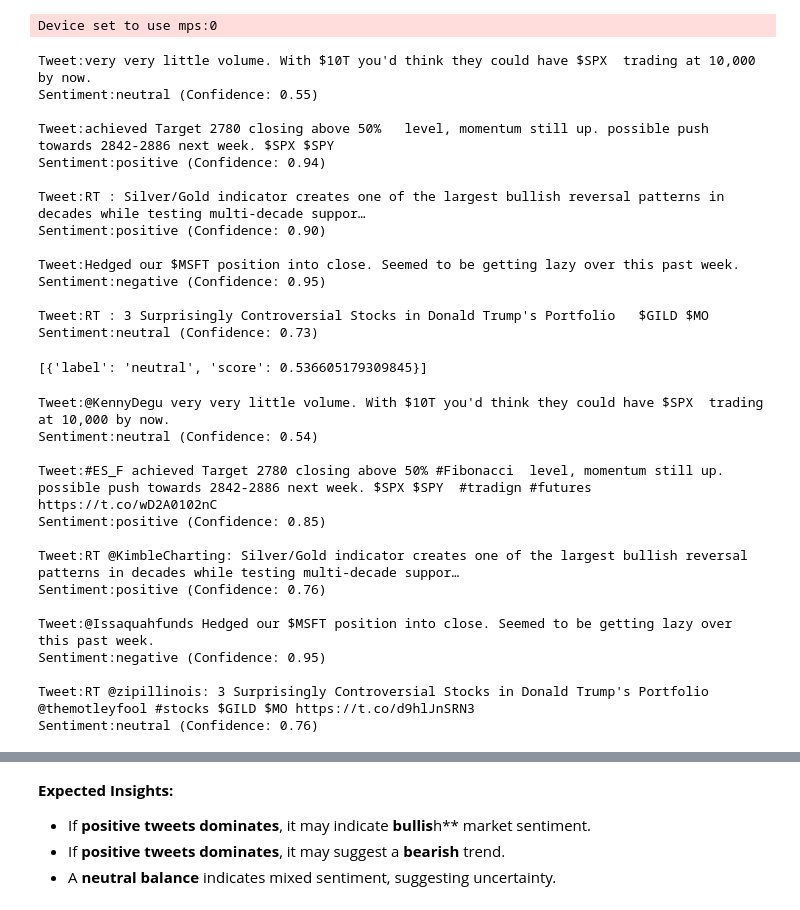
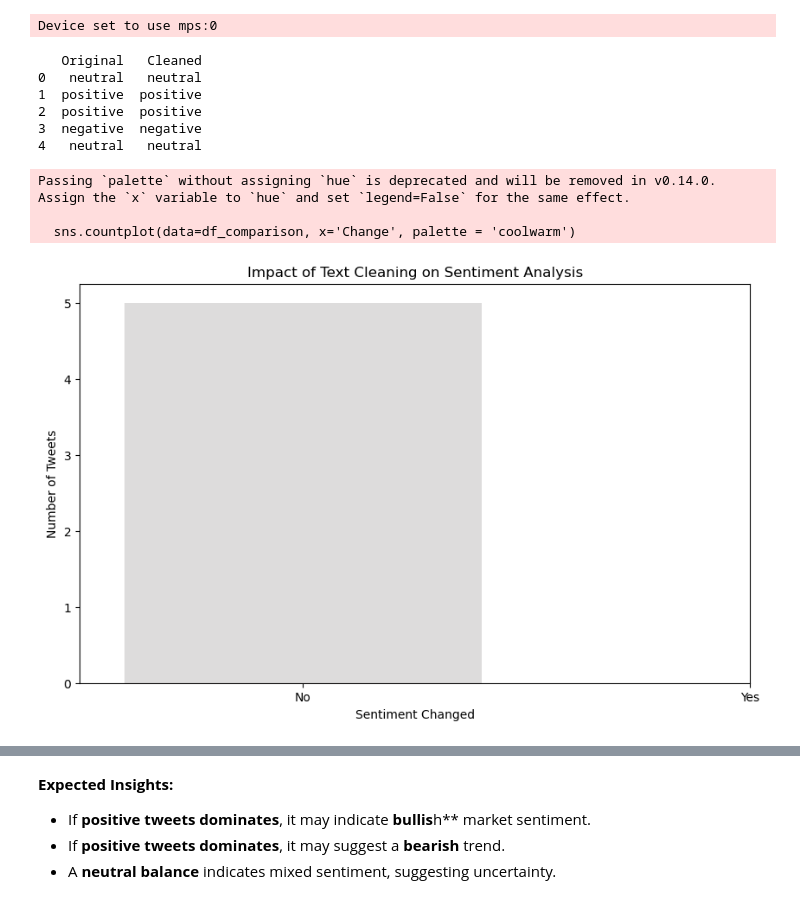
Before and after one commit to adeliepl/stock-sentiment-analyzer, a Jupyter notebook: stock-sentiment-analyzer.ipynb, the cells around one changed output, grey strips where cells are left out. Cells and saved outputs as stored; diff of their text form; code cells hidden in the pictures.

```diff
--- a/stock-sentiment-analyzer.ipynb
+++ b/stock-sentiment-analyzer.ipynb
@@ -36,51 +36,46 @@ def clean_text(text):
     text = re.sub(r'http\S+', '', text) # Remove URL
     text = re.sub(r'@\w+', '', text)    # Remove mentions @user
     text = re.sub(r'#\w+','', text)     # Remove hashtags
+    text = re.sub(r'#[A-Za-z0-9] +', ' ', text) # Remove special characters
+    text = re.sub(r'[^\w\s$]','', text) # Keep words, numbers, and "$" (for stocks)
     return text.strip()
 
-
+cleaned_sentiments = []
 for i in range(5):
-    text = clean_text(dataset['train'][i]['text'])
-    result = sentiment_pipeline(text)
-    print(f"Tweet:{text}\nSentiment:{result[0]['label']} (Confidence: {result[0]['score']:.2f})\n")
+    cleaned_text = clean_text(dataset['train'][i]['text'])
+    cleaned_result = sentiment_pipeline(cleaned_text)
+    cleaned_sentiments.append(cleaned_result[0]['label'])
-# %% [output]
-Tweet:very very little volume. With $10T you'd think they could have $SPX  trading at 10,000 by now.
-Sentiment:neutral (Confidence: 0.55)
-
-Tweet:achieved Target 2780 closing above 50%   level, momentum still up. possible push towards 2842-2886 next week. $SPX $SPY
-Sentiment:positive (Confidence: 0.94)
-
-Tweet:RT : Silver/Gold indicator creates one of the largest bullish reversal patterns in decades while testing multi-decade suppor…
-Sentiment:positive (Confidence: 0.90)
-
-Tweet:Hedged our $MSFT position into close. Seemed to be getting lazy over this past week.
-Sentiment:negative (Confidence: 0.95)
-
-Tweet:RT : 3 Surprisingly Controversial Stocks in Donald Trump's Portfolio   $GILD $MO
-Sentiment:neutral (Confidence: 0.73)
-# %%
-text = dataset['train'][0]['text']
-result = sentiment_pipeline(text)
-print(result)
-# %% [output]
-[{'label': 'neutral', 'score': 0.536605179309845}]
 # %%
+original_sentiments = []
+
 for i in range(5):
     text = dataset['train'][i]['text']
-    result = sentiment_pipeline(text)
-    print(f"Tweet:{text}\nSentiment:{result[0]['label']} (Confidence: {result[0]['score']:.2f})\n")
+    original_result = sentiment_pipeline(text)
+    original_sentiments.append(original_result[0]['label'])
-# %% [output]
-Tweet:@KennyDegu very very little volume. With $10T you'd think they could have $SPX  trading at 10,000 by now.
-Sentiment:neutral (Confidence: 0.54)
-
-Tweet:#ES_F achieved Target 2780 closing above 50% #Fibonacci  level, momentum still up. possible push towards 2842-2886 next week. $SPX $SPY  #tradign #futures https://t.co/wD2A0102nC
-Sentiment:positive (Confidence: 0.85)
-
-Tweet:RT @KimbleCharting: Silver/Gold indicator creates one of the largest bullish reversal patterns in decades while testing multi-decade suppor…
-Sentiment:positive (Confidence: 0.76)
-
-Tweet:@Issaquahfunds Hedged our $MSFT position into close. Seemed to be getting lazy over this past week.
-Sentiment:negative (Confidence: 0.95)
-
-Tweet:RT @zipillinois: 3 Surprisingly Controversial Stocks in Donald Trump's Portfolio @themotleyfool #stocks $GILD $MO https://t.co/d9hlJnSRN3
-Sentiment:neutral (Confidence: 0.76)
+# %%
+# Create DataFrames for comparison
+df_comparison = pd.DataFrame({'Original': original_sentiments, 'Cleaned': cleaned_sentiments})
+print(df_comparison.head(10)) # Check the first 10 rows
+# %% [output]
+   Original   Cleaned
+0   neutral   neutral
+1  positive  positive
+2  positive  positive
+3  negative  negative
+4   neutral   neutral
+# %%
+# Count how many tweets changes sentiment
+df_comparison['Change'] = df_comparison['Original'] != df_comparison['Cleaned']
+
+plt.figure(figsize=(10, 6))
+sns.countplot(data=df_comparison, x='Change', palette = 'coolwarm')
+plt.title('Impact of Text Cleaning on Sentiment Analysis')
+plt.xlabel('Sentiment Changed')
+plt.ylabel('Number of Tweets')
+plt.xticks(ticks=[0, 1], labels=['No', 'Yes'])
+plt.show()
+# %% [output]
+Passing `palette` without assigning `hue` is deprecated and will be removed in v0.14.0. Assign the `x` variable to `hue` and set `legend=False` for the same effect.
+
+  sns.countplot(data=df_comparison, x='Change', palette = 'coolwarm')
+[figure, added]
```
Also changed, not shown: parts of 3 cells of this notebook.
